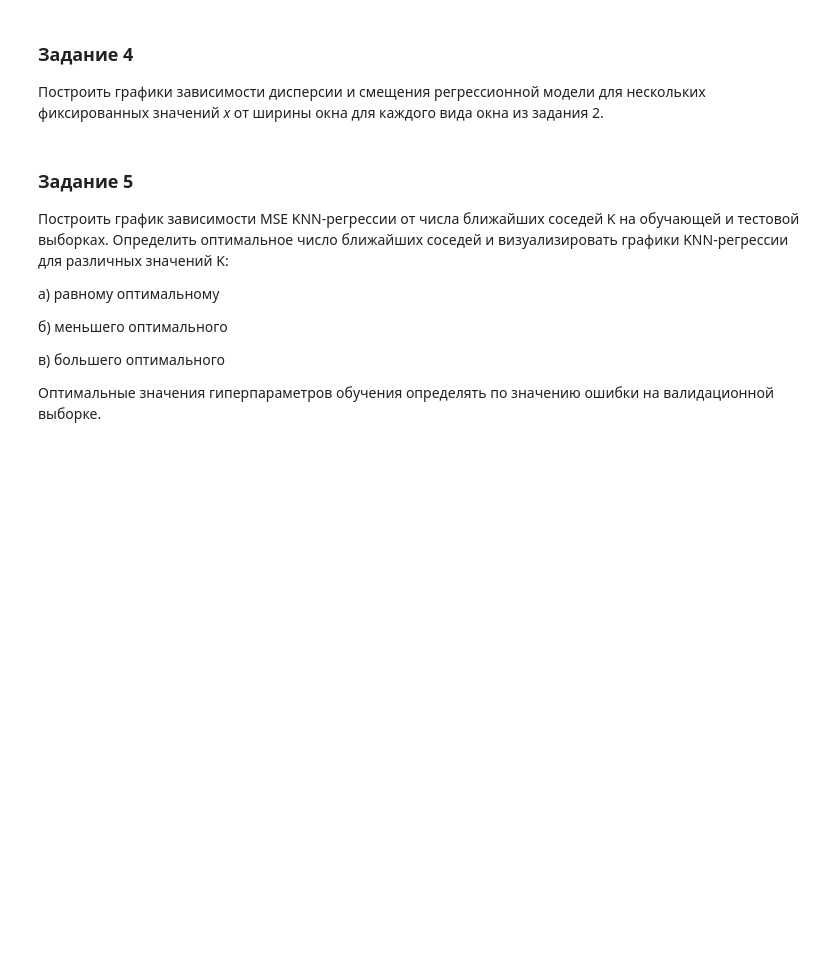
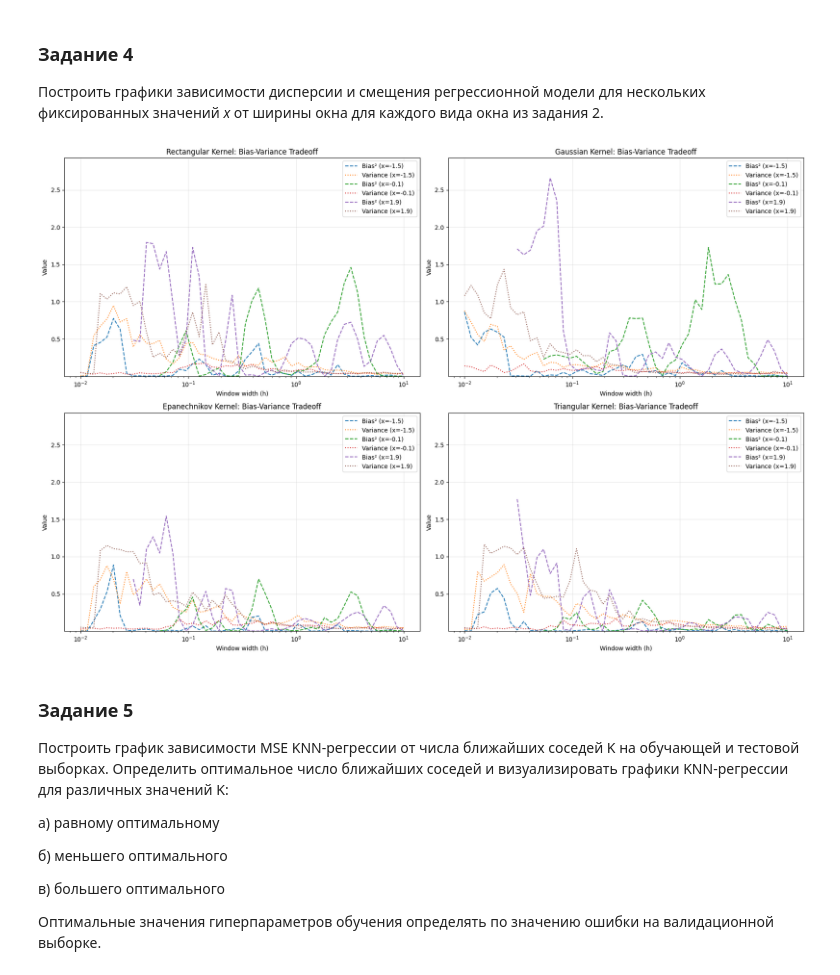
Before and after one commit to nekit2-002/ml-labs, a Jupyter notebook: laba3/laba3.ipynb, the cells around one changed output. Cells and saved outputs as stored; diff of their text form; code cells hidden in the pictures; blank space fills up the shorter version.

```diff
--- a/laba3/laba3.ipynb
+++ b/laba3/laba3.ipynb
@@ -391,3 +475,59 @@ iii) значению, большему оптимального
+# %%
+# %% Расчет данных для графиков
+x_points = np.percentile(train_data.iloc[:,0], [25, 50, 75])  # 3 фиксированные точки
+results = []
+
+for kernel in kernels:
+    for h in h_range:
+        for x in x_points:
+            try:
+                bias_sq, variance = calculate_bias_variance(x, h, kernel)
+                results.append({
+                    'kernel': kernel,
+                    'h': h,
+                    'x': x,
+                    'bias_sq': bias_sq,
+                    'variance': variance
+                })
+            except:
+                continue
+# %%
+
+df_bv = pd.DataFrame(results)
+
+# Добавляем расчет глобальных пределов
+global_min = min(df_bv['bias_sq'].min(), df_bv['variance'].min()) * 0.9
+global_max = max(df_bv['bias_sq'].max(), df_bv['variance'].max()) * 1.1
+
+# Визуализация
+plt.figure(figsize=(18, 12))
+
+for idx, kernel in enumerate(kernels, 1):
+    plt.subplot(2, 2, idx)
+    subset = df_bv[df_bv['kernel'] == kernel]
+
+    for x in x_points:
+        x_subset = subset[subset['x'] == x]
+        plt.plot(x_subset['h'], x_subset['bias_sq'],
+                 linestyle='--', label=f'Bias² (x={x:.1f})')
+        plt.plot(x_subset['h'], x_subset['variance'],
+                 linestyle=':', label=f'Variance (x={x:.1f})')
+
+    # Установка единых пределов и шкалы
+    plt.xscale('log')
+    # plt.yscale('log')
+    plt.ylim(global_min, global_max)  # Ключевое изменение!
+
+    plt.title(f'{kernel.capitalize()} Kernel: Bias-Variance Tradeoff')
+    plt.xlabel('Window width (h)')
+    plt.ylabel('Value')
+    plt.grid(alpha=0.3)
+    plt.legend()
+
+plt.tight_layout()
+plt.show()
+# %% [output]
+[figure, added]
 # %% [markdown]
 ### Задание 5
 Построить график зависимости MSE KNN-регрессии от числа ближайших соседей K на
```
Also changed, not shown: parts of 3 cells of this notebook.
